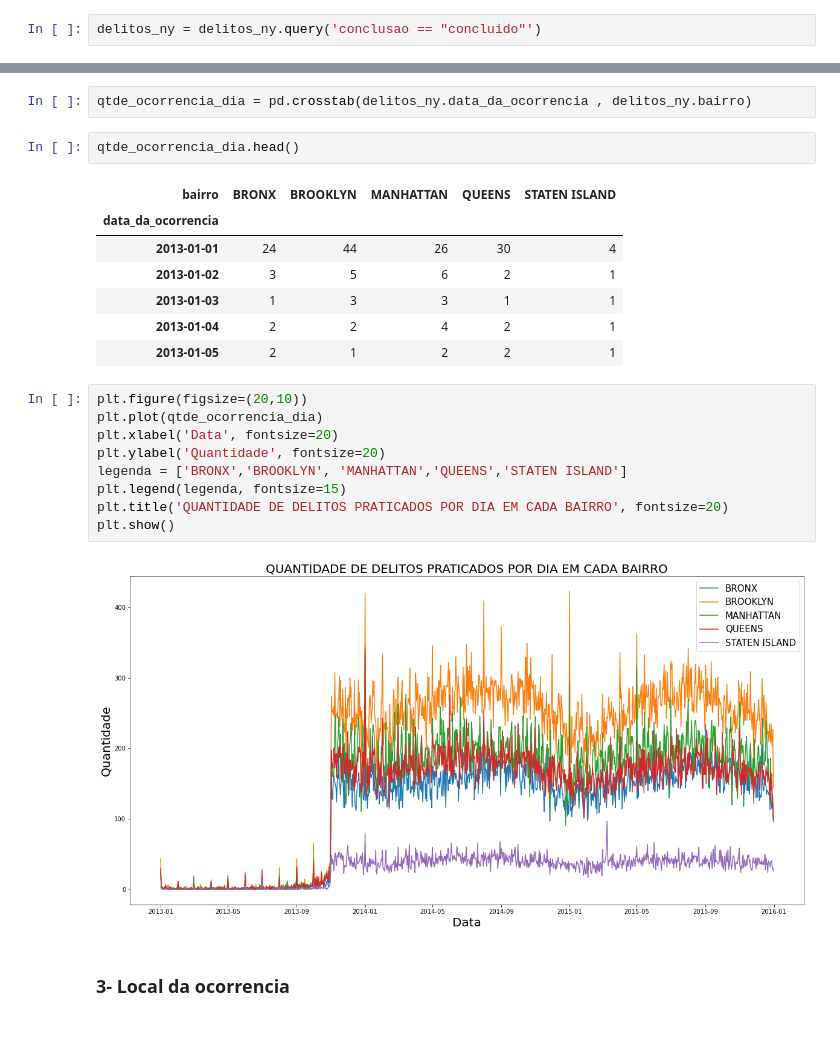
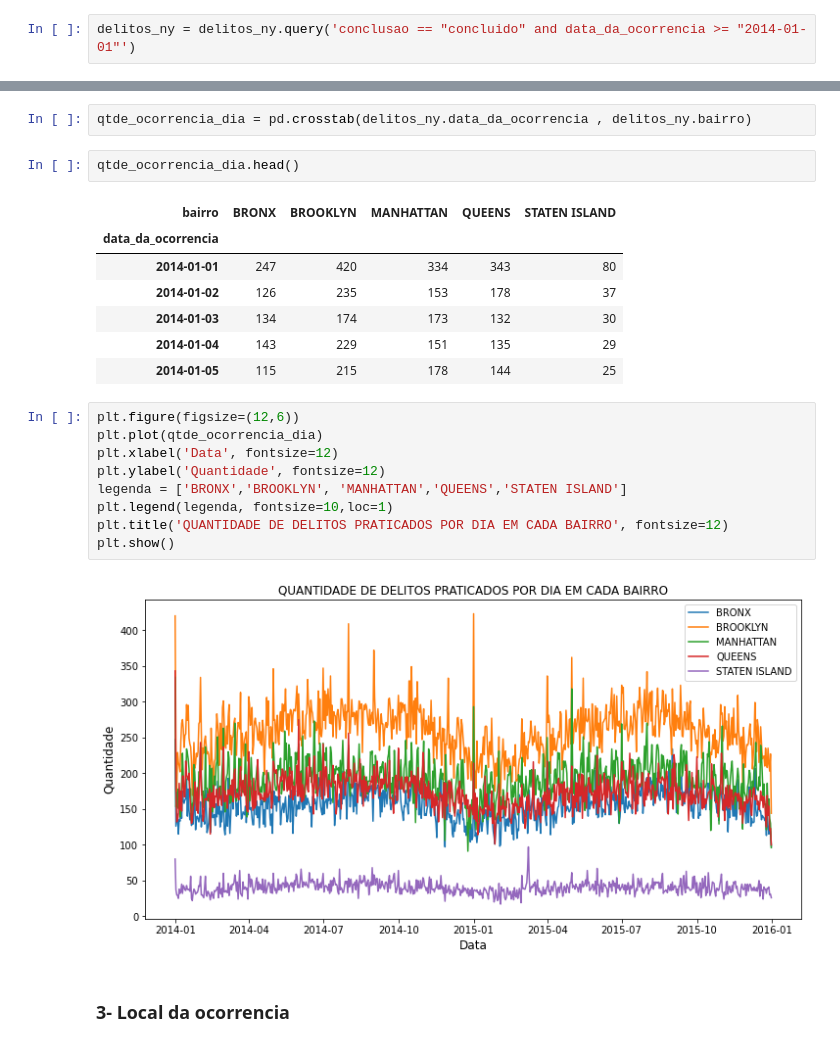
Before and after one commit to robertferro/crimes_ny, a Jupyter notebook: machine_learning.ipynb, the cells around one changed output, grey strips where cells are left out. Saved outputs shown, nothing was run; the diff lists cells and outputs as text.

```diff
--- a/machine_learning.ipynb
+++ b/machine_learning.ipynb
@@ -31,2 +31,2 @@ delitos_ny['data_comunicacao_policia'] = pd.to_datetime(delitos_ny['data_comunic
 # %%
-delitos_ny = delitos_ny.query('conclusao == "concluido"')
+delitos_ny = delitos_ny.query('conclusao == "concluido" and data_da_ocorrencia >= "2014-01-01"')
@@ -99,22 +143,22 @@ qtde_ocorrencia_dia.head()
 # %% [output]
 | bairro | BRONX | BROOKLYN | MANHATTAN | QUEENS | STATEN ISLAND |
 | data_da_ocorrencia |  |  |  |  |  |
-| 2013-01-01 | 24 | 44 | 26 | 30 | 4 |
-| 2013-01-02 | 3 | 5 | 6 | 2 | 1 |
-| 2013-01-03 | 1 | 3 | 3 | 1 | 1 |
-| 2013-01-04 | 2 | 2 | 4 | 2 | 1 |
-| 2013-01-05 | 2 | 1 | 2 | 2 | 1 |
+| 2014-01-01 | 247 | 420 | 334 | 343 | 80 |
+| 2014-01-02 | 126 | 235 | 153 | 178 | 37 |
+| 2014-01-03 | 134 | 174 | 173 | 132 | 30 |
+| 2014-01-04 | 143 | 229 | 151 | 135 | 29 |
+| 2014-01-05 | 115 | 215 | 178 | 144 | 25 |
 # %%
-plt.figure(figsize=(20,10))
+plt.figure(figsize=(12,6))
 plt.plot(qtde_ocorrencia_dia)
-plt.xlabel('Data', fontsize=20)
-plt.ylabel('Quantidade', fontsize=20)
+plt.xlabel('Data', fontsize=12)
+plt.ylabel('Quantidade', fontsize=12)
 legenda = ['BRONX','BROOKLYN', 'MANHATTAN','QUEENS','STATEN ISLAND']
-plt.legend(legenda, fontsize=15)
-plt.title('QUANTIDADE DE DELITOS PRATICADOS POR DIA EM CADA BAIRRO', fontsize=20)
+plt.legend(legenda, fontsize=10,loc=1)
+plt.title('QUANTIDADE DE DELITOS PRATICADOS POR DIA EM CADA BAIRRO', fontsize=12)
 plt.show()
 # %% [output]
-[figure, old version]
+[figure, new version]
 # %% [markdown]
 ### 3-  Local da ocorrencia
 # %%
```
Also changed, not shown: parts of 40 cells of this notebook, 2 other files.
